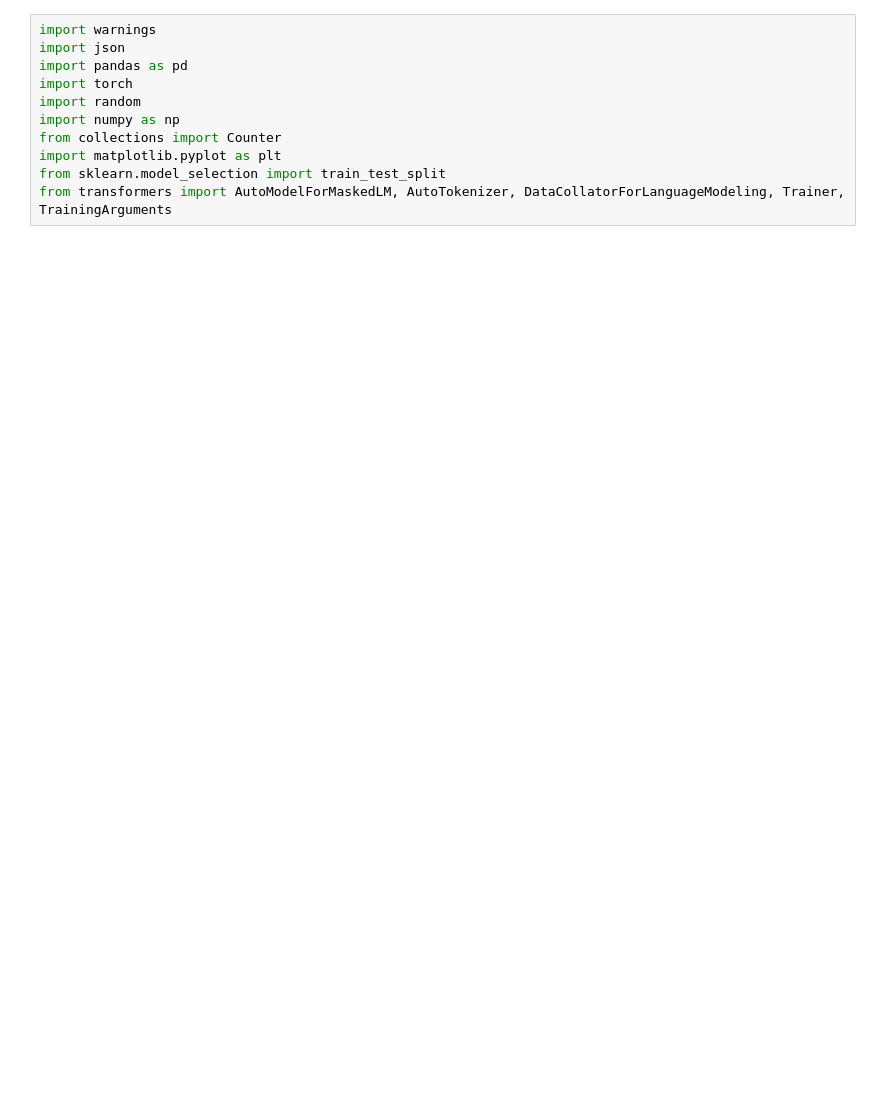
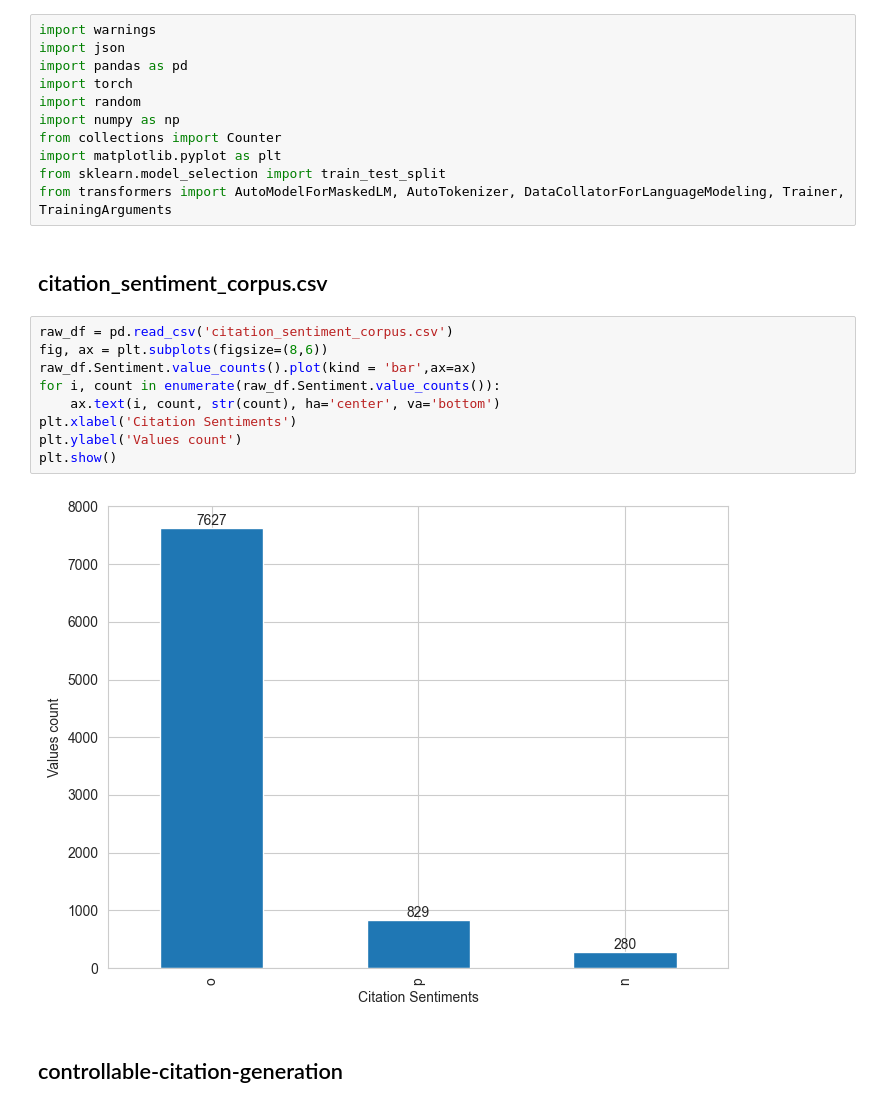
Before and after one commit to goghvan1113/TDCSA, a Jupyter notebook: data/visualize.ipynb, the cells around one changed output. Cells and saved outputs as stored; diff of their text form; blank space fills up the shorter version.

```diff
--- a/data/visualize.ipynb
+++ b/data/visualize.ipynb
@@ -9,6 +9,21 @@ from collections import Counter
 import matplotlib.pyplot as plt
 from sklearn.model_selection import train_test_split
 from transformers import AutoModelForMaskedLM, AutoTokenizer, DataCollatorForLanguageModeling, Trainer, TrainingArguments
+# %% [markdown]
+## citation_sentiment_corpus.csv
+# %%
+raw_df = pd.read_csv('citation_sentiment_corpus.csv')
+fig, ax = plt.subplots(figsize=(8,6))
+raw_df.Sentiment.value_counts().plot(kind = 'bar',ax=ax)
+for i, count in enumerate(raw_df.Sentiment.value_counts()):
+    ax.text(i, count, str(count), ha='center', va='bottom')
+plt.xlabel('Citation Sentiments')
+plt.ylabel('Values count')
+plt.show()
+# %% [output]
+[figure, added]
+# %% [markdown]
+## controllable-citation-generation
 # %%
 label2id = {"background": 0, "method": 1, "result": 2}
 id2label = {v: k for k, v in label2id.items()}
```
Also changed, not shown: parts of 19 cells of this notebook, 57 other files.
